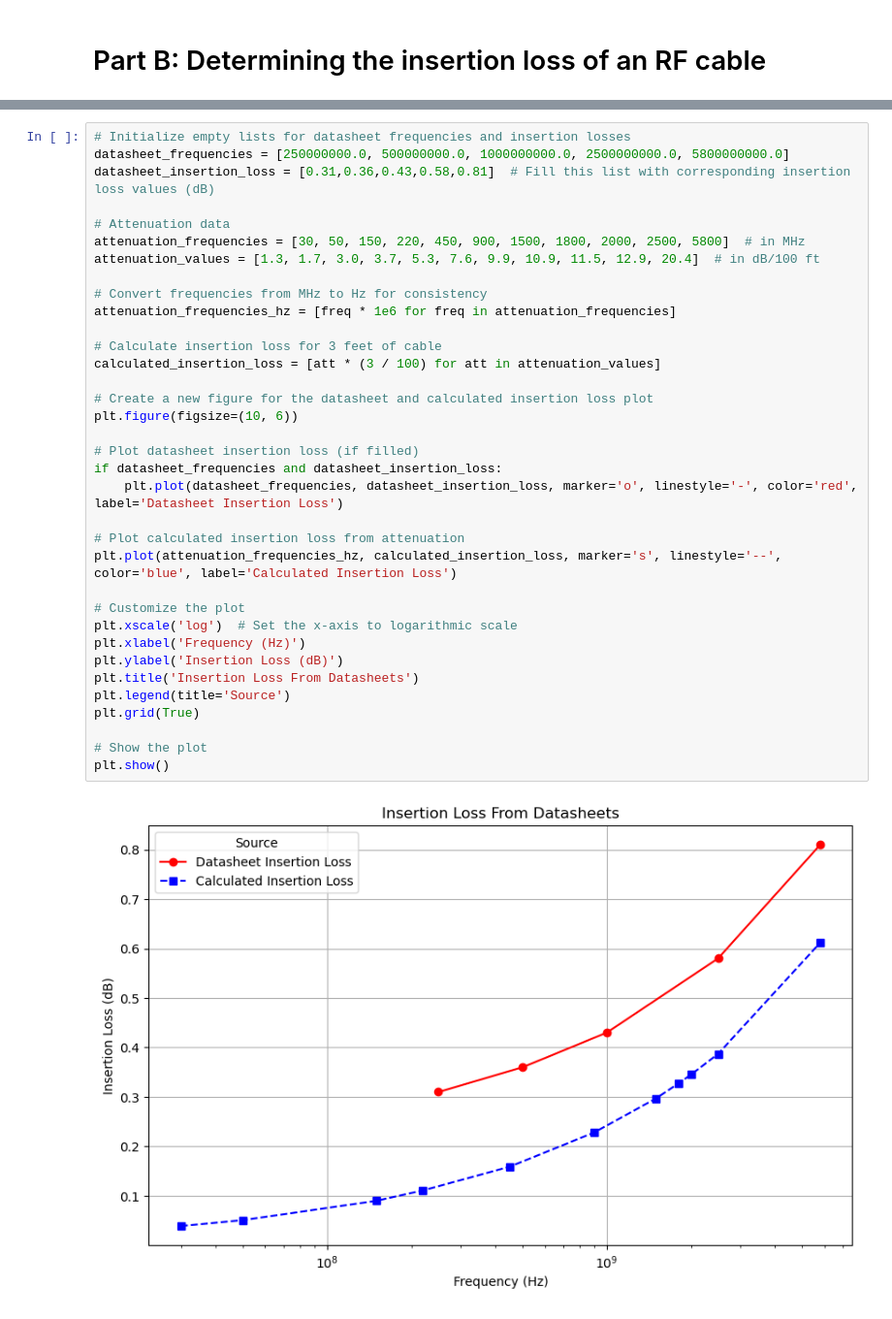
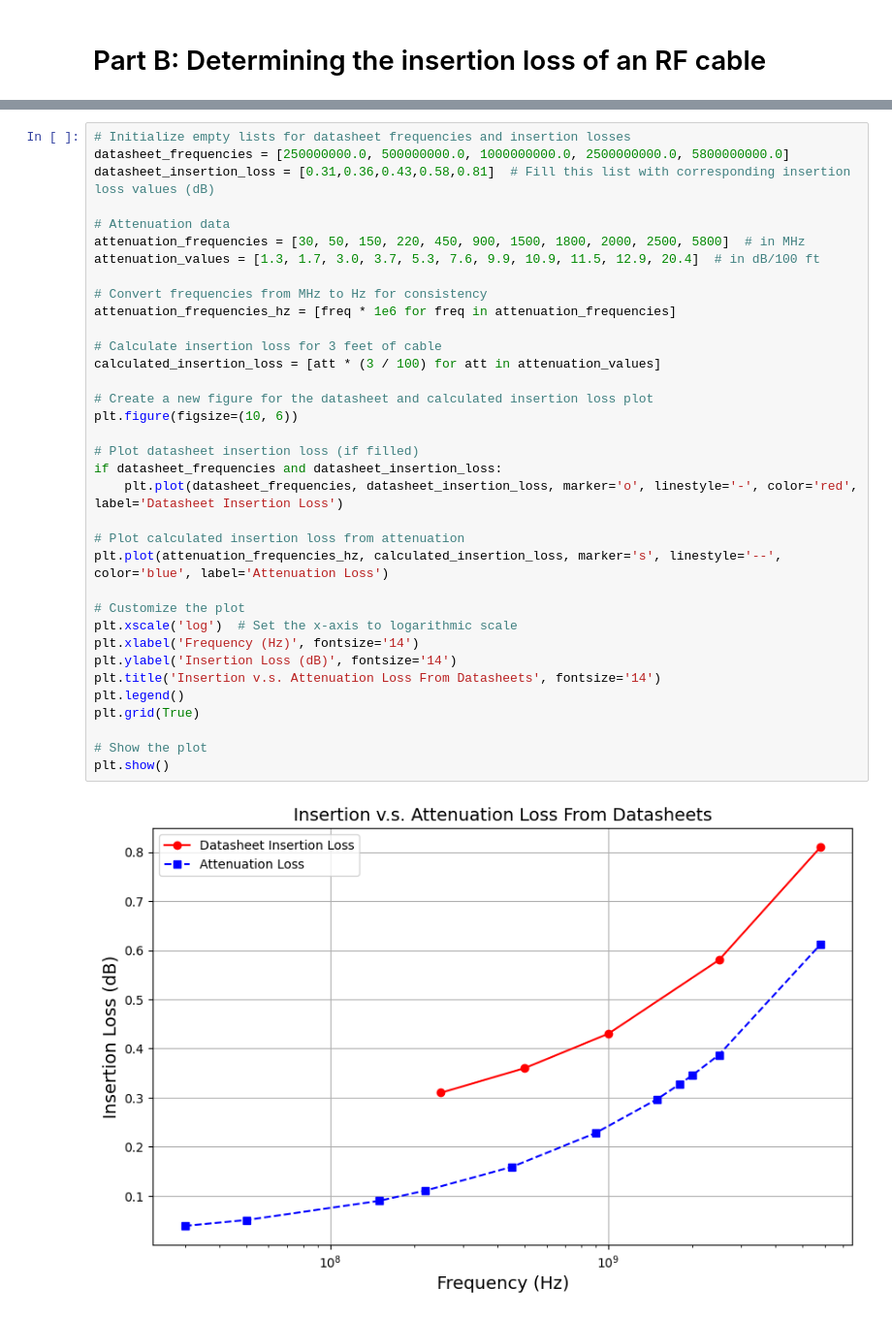
Before and after one commit to MazinDan/RF_Lab, a Jupyter notebook: Lab5_RF_Notebook.ipynb, the cells around one changed output, grey strips where cells are left out. Shown at 97% size. Saved outputs shown, nothing was run; the diff lists cells and outputs as text.

```diff
--- a/Lab5_RF_Notebook.ipynb
+++ b/Lab5_RF_Notebook.ipynb
@@ -417,39 +417,39 @@ Frequencies by Folder: {'Part_B_LOG_PWR': [10000000, 20000000, 40000000, 8000000
 # Initialize empty lists for datasheet frequencies and insertion losses
 datasheet_frequencies = [250000000.0, 500000000.0, 1000000000.0, 2500000000.0, 5800000000.0]
 datasheet_insertion_loss = [0.31,0.36,0.43,0.58,0.81]  # Fill this list with corresponding insertion loss values (dB)
 
 # Attenuation data
 attenuation_frequencies = [30, 50, 150, 220, 450, 900, 1500, 1800, 2000, 2500, 5800]  # in MHz
 attenuation_values = [1.3, 1.7, 3.0, 3.7, 5.3, 7.6, 9.9, 10.9, 11.5, 12.9, 20.4]  # in dB/100 ft
 
 # Convert frequencies from MHz to Hz for consistency
 attenuation_frequencies_hz = [freq * 1e6 for freq in attenuation_frequencies]
 
 # Calculate insertion loss for 3 feet of cable
 calculated_insertion_loss = [att * (3 / 100) for att in attenuation_values]
 
 # Create a new figure for the datasheet and calculated insertion loss plot
 plt.figure(figsize=(10, 6))
 
 # Plot datasheet insertion loss (if filled)
 if datasheet_frequencies and datasheet_insertion_loss:
     plt.plot(datasheet_frequencies, datasheet_insertion_loss, marker='o', linestyle='-', color='red', label='Datasheet Insertion Loss')
 
 # Plot calculated insertion loss from attenuation
-plt.plot(attenuation_frequencies_hz, calculated_insertion_loss, marker='s', linestyle='--', color='blue', label='Calculated Insertion Loss')
+plt.plot(attenuation_frequencies_hz, calculated_insertion_loss, marker='s', linestyle='--', color='blue', label='Attenuation Loss')
 
 # Customize the plot
 plt.xscale('log')  # Set the x-axis to logarithmic scale
-plt.xlabel('Frequency (Hz)')
-plt.ylabel('Insertion Loss (dB)')
-plt.title('Insertion Loss From Datasheets')
-plt.legend(title='Source')
+plt.xlabel('Frequency (Hz)', fontsize='14')
+plt.ylabel('Insertion Loss (dB)', fontsize='14')
+plt.title('Insertion v.s. Attenuation Loss From Datasheets', fontsize='14')
+plt.legend()
 plt.grid(True)
 
 # Show the plot
 plt.show()
 # %% [output]
-[figure, old version]
+[figure, new version]
 # %%
 # Initialize a dictionary to store insertion loss values by folder
 insertion_loss_by_folder = {}
```
Also changed, not shown: parts of 9 cells of this notebook.
